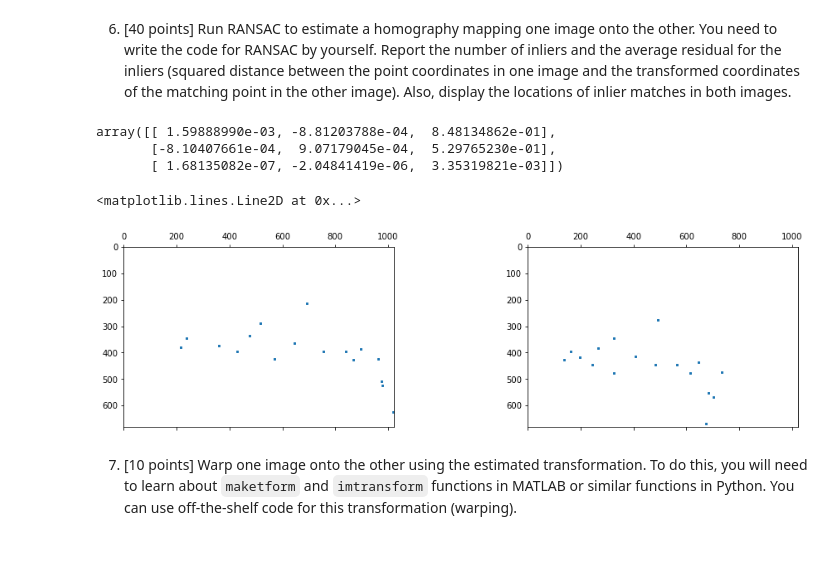
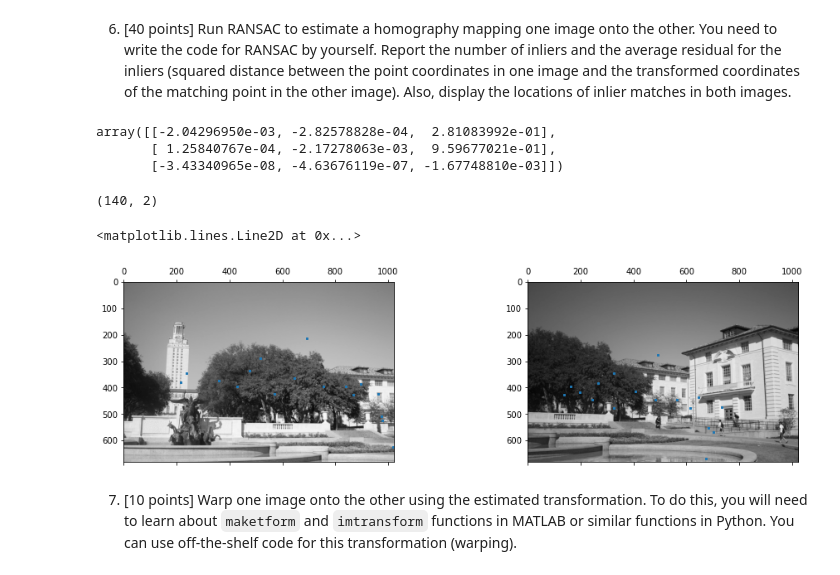
Before and after one commit to EYH0602/CV_HW2, a Jupyter notebook: hw2.ipynb, the cells around one changed output. Drawn from its saved outputs; the diff is of its cells as text; code cells hidden in the pictures.

```diff
--- a/hw2.ipynb
+++ b/hw2.ipynb
@@ -82,11 +89,11 @@ distance.shape
 5. [10 points] Select putative matches based on the matrix of pairwise descriptor distances obtained above. You can select all pairs whose descriptor distances are below a specified threshold, or select the top few hundred descriptor pairs with the smallest pairwise distances.
 # %%
 def margsort(m):
-    m = m.T  # we want the first column to be left image and second to be right
     idx_arr = np.argsort(m.ravel())
     idx_pairs = np.dstack(np.unravel_index(idx_arr, m.shape))
     return np.squeeze(idx_pairs, 0)
 
 descriptor_pairs = margsort(distance)
+descriptor_pairs[:, [0, 1]] = descriptor_pairs[:, [1, 0]]
 descriptor_pairs.shape
 # %% [output]
@@ -93,0 +105,8 @@ descriptor_pairs.shape
+# %%
+n = 400
+img1coord = np.zeros((n, 2))
+img2coord = np.zeros((n, 2))
+for i, (idx1, idx2) in enumerate(descriptor_pairs[:n]):
+    img1coord[i] = l_descriptor_coord[idx1]
+    img2coord[i] = r_descriptor_coord[idx2]
+    # print(distance[idx2, idx1])
@@ -93,0 +115,14 @@ descriptor_pairs.shape
+# %%
+l_top_keypoints = np.zeros_like(left, dtype=np.bool_)
+r_top_keypoints = np.zeros_like(right, dtype=np.bool_)
+for i in range(img1coord.shape[0]):
+    left_x, left_y = img1coord[i]
+    right_x, right_y = img2coord[i]
+    l_top_keypoints[int(left_x), int(left_y)] = True
+    r_top_keypoints[int(right_x), int(right_y)] = True
+
+fig, ax = plt.subplots(1, 2, figsize = (16,4))
+ax[0].imshow(left, cmap='gray')
+ax[0].spy(l_top_keypoints, markersize=2)
+ax[1].imshow(right, cmap='gray')
+ax[1].spy(r_top_keypoints, markersize=2)
@@ -158,29 +204,37 @@ def RANSAC(pairs, lcoord, rcoord, N=10, thres=100):
     return computeHomography(inliers[0], inliers[1]), inliers
 # %%
-H, inliers = RANSAC(descriptor_pairs, left_circles[:,:2], right_circles[:,:2], N=10000, thres=20)
+H, inliers = RANSAC(descriptor_pairs[:n], l_descriptor_coord, r_descriptor_coord, N=10000, thres=5)
+# H = computeHomography(img1coord, img2coord)
+# inliers = getInliers(H, descriptor_pairs, l_descriptor_coord, r_descriptor_coord)
 H
 # %% [output]
-array([[ 1.59888990e-03, -8.81203788e-04,  8.48134862e-01],
-       [-8.10407661e-04,  9.07179045e-04,  5.29765230e-01],
-       [ 1.68135082e-07, -2.04841419e-06,  3.35319821e-03]])
+array([[-2.04296950e-03, -2.82578828e-04,  2.81083992e-01],
+       [ 1.25840767e-04, -2.17278063e-03,  9.59677021e-01],
+       [-3.43340965e-08, -4.63676119e-07, -1.67748810e-03]])
+# %%
+inliers[0].shape
+# %% [output]
+(140, 2)
 # %%
-pickle.dump(H, open('./model/Homography.p', 'wb'))
-pickle.dump(inliers, open('./model/inliers.p', 'wb'))
+H = pickle.load(open('model/Homography.p', 'rb'))
+inliers = pickle.load(open('model/inliers.p', 'rb'))
 # %%
 left_inliers = np.zeros_like(left, dtype=np.bool_)
 right_inliers = np.zeros_like(right, dtype=np.bool_)
 for i in range(inliers[0].shape[0]):
     left_x, left_y = inliers[0][i]
     right_x, right_y = inliers[1][i]
     left_inliers[int(left_x), int(left_y)] = True
     right_inliers[int(right_x), int(right_y)] = True
 
 fig, ax = plt.subplots(1, 2, figsize = (16,4))
+ax[0].imshow(left, cmap='gray')
 ax[0].spy(left_inliers, markersize=2)
+ax[1].imshow(right, cmap='gray')
 ax[1].spy(right_inliers, markersize=2)
 # %% [output]
 <matplotlib.lines.Line2D at 0x...>
-[figure, old version]
+[figure, new version]
 # %% [markdown]
 7. [10 points] Warp one image onto the other using the estimated transformation. To do this, you will need to learn about `maketform` and `imtransform` functions in MATLAB or similar functions in Python. You can use off-the-shelf code for this transformation (warping).
 # %%
```
Also changed, not shown: parts of 12 cells of this notebook, 1 other file.
